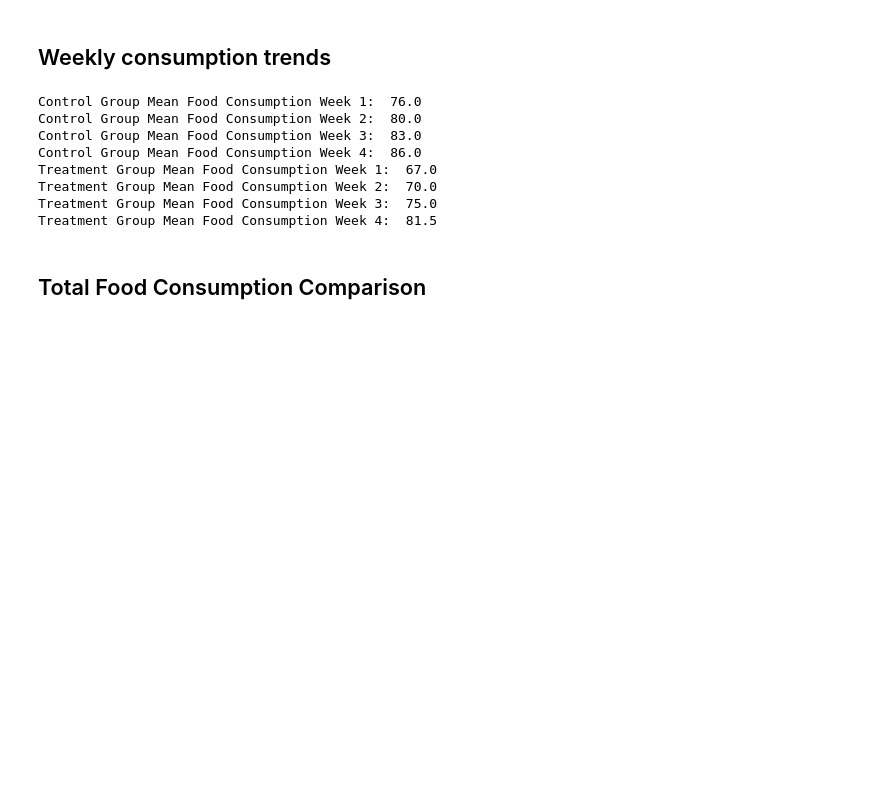
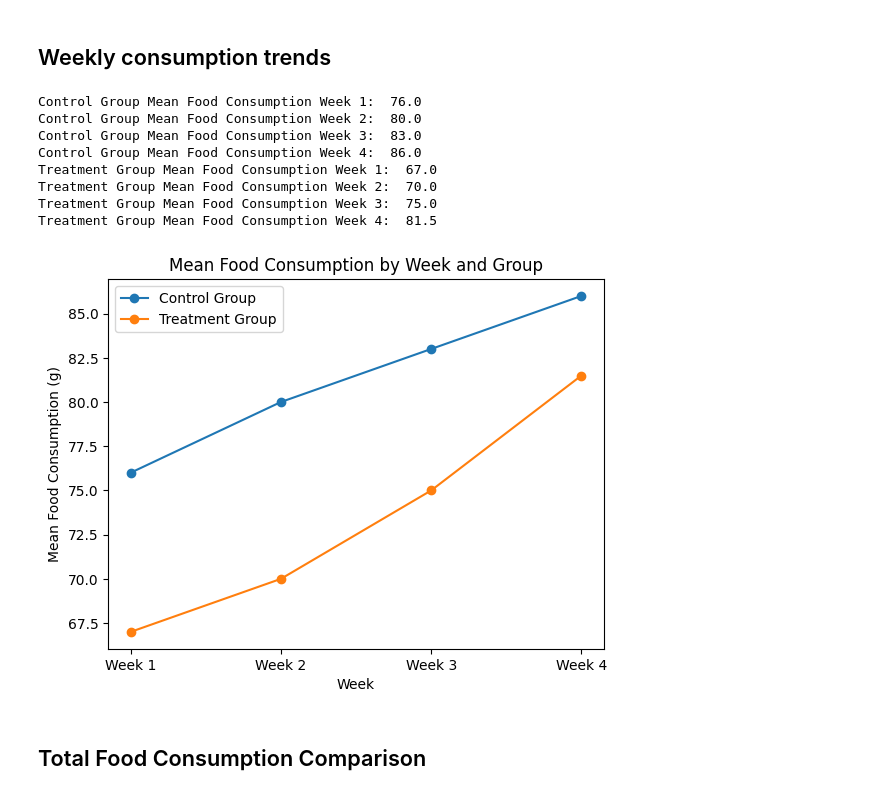
Before and after one commit to Gbekoilias/ResearchSkills-MIC11107-Assessment, a Jupyter notebook: Study 1/.ipynb, the cells around one changed output. Saved outputs shown, nothing was run; the diff lists cells and outputs as text; code cells hidden in the pictures; blank space fills up the shorter version.

```diff
--- a/Study 1/.ipynb
+++ b/Study 1/.ipynb
@@ -185,6 +239,22 @@ Treatment Group Mean Food Consumption Week 1:  67.0
 Treatment Group Mean Food Consumption Week 2:  70.0
 Treatment Group Mean Food Consumption Week 3:  75.0
 Treatment Group Mean Food Consumption Week 4:  81.5
+# %%
+# Create lists for weeks and mean food consumptions
+weeks = ['Week 1', 'Week 2', 'Week 3', 'Week 4']
+control_means = [control_mean_week1, control_mean_week2, control_mean_week3, control_mean_week4]
+treatment_means = [treatment_mean_week1, treatment_mean_week2, treatment_mean_week3, treatment_mean_week4]
+
+# Plot
+plt.plot(weeks, control_means, marker='o', label='Control Group')
+plt.plot(weeks, treatment_means, marker='o', label='Treatment Group')
+plt.xlabel('Week')
+plt.ylabel('Mean Food Consumption (g)')
+plt.title('Mean Food Consumption by Week and Group')
+plt.legend()
+plt.show()
+# %% [output]
+[figure, added]
 # %% [markdown]
 ## Total Food Consumption Comparison
 # %%
```
Also changed, not shown: parts of 7 cells of this notebook, 5 other files.
